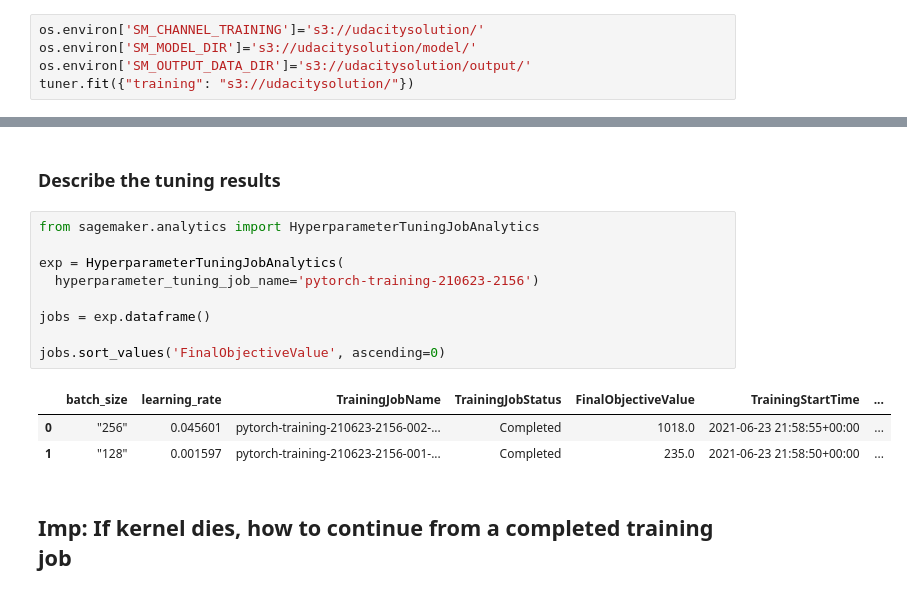
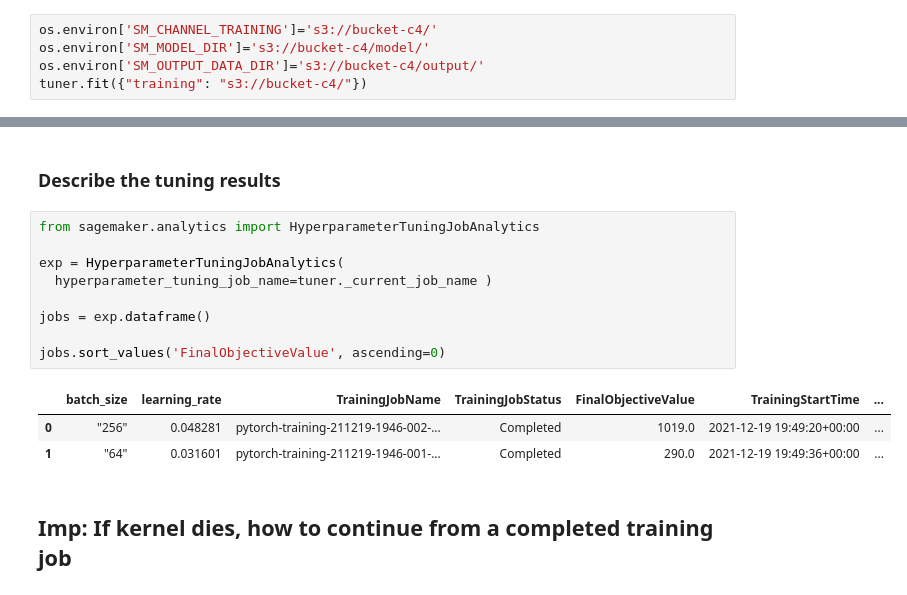
Before and after one commit to moseti1/udc-starter, a Jupyter notebook: train_and_deploy-solution.ipynb, the cells around one changed output, grey strips where cells are left out. Saved outputs shown, nothing was run; the diff lists cells and outputs as text.

```diff
--- a/train_and_deploy-solution.ipynb
+++ b/train_and_deploy-solution.ipynb
@@ -61,10 +64,10 @@ tuner = HyperparameterTuner(
 # %% [markdown]
 <h3>Fit the tuner</h3>
 # %%
-os.environ['SM_CHANNEL_TRAINING']='s3://udacitysolution/'
-os.environ['SM_MODEL_DIR']='s3://udacitysolution/model/'
-os.environ['SM_OUTPUT_DATA_DIR']='s3://udacitysolution/output/'
-tuner.fit({"training": "s3://udacitysolution/"})
+os.environ['SM_CHANNEL_TRAINING']='s3://bucket-c4/'
+os.environ['SM_MODEL_DIR']='s3://bucket-c4/model/'
+os.environ['SM_OUTPUT_DATA_DIR']='s3://bucket-c4/output/'
+tuner.fit({"training": "s3://bucket-c4/"})
 # %% [output]
 ........................................................................................................................................................................................................ ...
 # %% [markdown]
@@ -72,16 +75,16 @@ tuner.fit({"training": "s3://udacitysolution/"})
 # %%
 from sagemaker.analytics import HyperparameterTuningJobAnalytics
 
 exp = HyperparameterTuningJobAnalytics(
-  hyperparameter_tuning_job_name='pytorch-training-210623-2156')
+  hyperparameter_tuning_job_name=tuner._current_job_name )
 
 jobs = exp.dataframe()
 
 jobs.sort_values('FinalObjectiveValue', ascending=0)
 # %% [output]
 |  | batch_size | learning_rate | TrainingJobName | TrainingJobStatus | FinalObjectiveValue | TrainingStartTime | ... |
-| 0 | "256" | 0.045601 | pytorch-training-210623-2156-002-... | Completed | 1018.0 | 2021-06-23 21:58:55+00:00 | ... |
-| 1 | "128" | 0.001597 | pytorch-training-210623-2156-001-... | Completed | 235.0 | 2021-06-23 21:58:50+00:00 | ... |
+| 0 | "256" | 0.048281 | pytorch-training-211219-1946-002-... | Completed | 1019.0 | 2021-12-19 19:49:20+00:00 | ... |
+| 1 | "64" | 0.031601 | pytorch-training-211219-1946-001-... | Completed | 290.0 | 2021-12-19 19:49:36+00:00 | ... |
 # %% [markdown]
 ## Imp: If kernel dies, how to continue from a completed training job
 # %%
```
Also changed, not shown: parts of 18 cells of this notebook, 22 other files.
